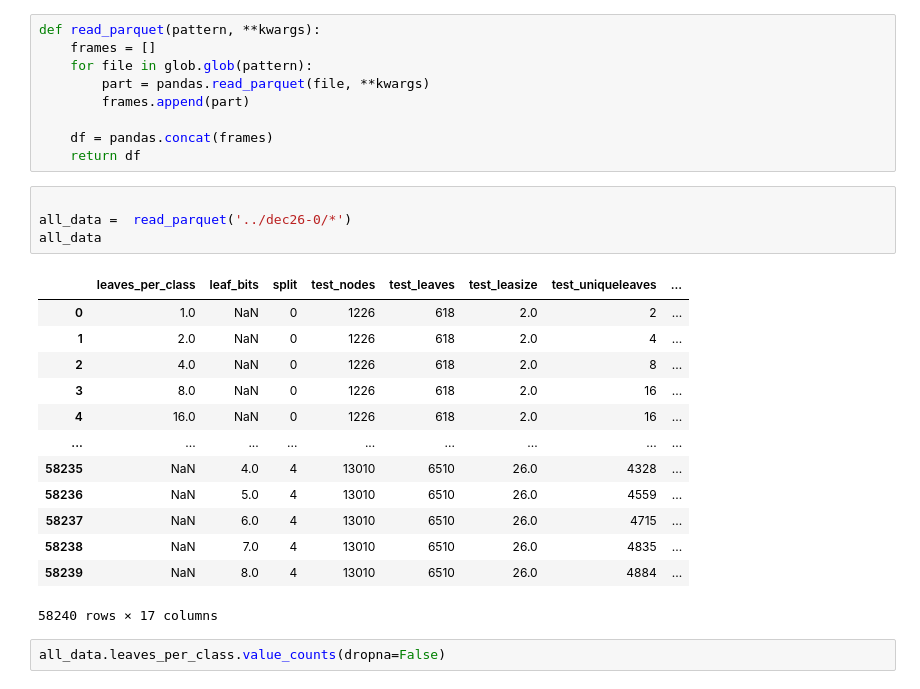
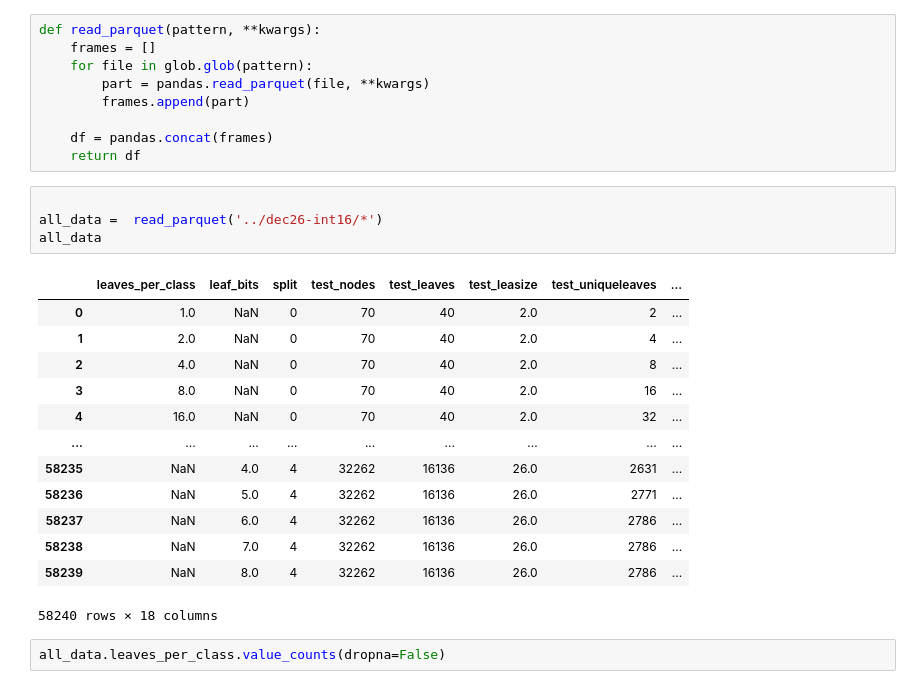
Before and after one commit to jonnor/leaf-clustering, a Jupyter notebook: notebooks/HyperParameters.ipynb, the cells around one changed output. Drawn from its saved outputs; the diff is of its cells as text.

```diff
--- a/notebooks/HyperParameters.ipynb
+++ b/notebooks/HyperParameters.ipynb
@@ -25,22 +25,22 @@ def read_parquet(pattern, **kwargs):
     return df
 # %%
 
-all_data =  read_parquet('../dec26-0/*')
+all_data =  read_parquet('../dec26-int16/*')
 all_data
 # %% [output]
 |  | leaves_per_class | leaf_bits | split | test_nodes | test_leaves | test_leasize | test_uniqueleaves | ... |
-| 0 | 1.0 | NaN | 0 | 1226 | 618 | 2.0 | 2 | ... |
-| 1 | 2.0 | NaN | 0 | 1226 | 618 | 2.0 | 4 | ... |
-| 2 | 4.0 | NaN | 0 | 1226 | 618 | 2.0 | 8 | ... |
-| 3 | 8.0 | NaN | 0 | 1226 | 618 | 2.0 | 16 | ... |
-| 4 | 16.0 | NaN | 0 | 1226 | 618 | 2.0 | 16 | ... |
+| 0 | 1.0 | NaN | 0 | 70 | 40 | 2.0 | 2 | ... |
+| 1 | 2.0 | NaN | 0 | 70 | 40 | 2.0 | 4 | ... |
+| 2 | 4.0 | NaN | 0 | 70 | 40 | 2.0 | 8 | ... |
+| 3 | 8.0 | NaN | 0 | 70 | 40 | 2.0 | 16 | ... |
+| 4 | 16.0 | NaN | 0 | 70 | 40 | 2.0 | 32 | ... |
 | ... | ... | ... | ... | ... | ... | ... | ... | ... |
-| 58235 | NaN | 4.0 | 4 | 13010 | 6510 | 26.0 | 4328 | ... |
-| 58236 | NaN | 5.0 | 4 | 13010 | 6510 | 26.0 | 4559 | ... |
-| 58237 | NaN | 6.0 | 4 | 13010 | 6510 | 26.0 | 4715 | ... |
-| 58238 | NaN | 7.0 | 4 | 13010 | 6510 | 26.0 | 4835 | ... |
-| 58239 | NaN | 8.0 | 4 | 13010 | 6510 | 26.0 | 4884 | ... |
+| 58235 | NaN | 4.0 | 4 | 32262 | 16136 | 26.0 | 2631 | ... |
+| 58236 | NaN | 5.0 | 4 | 32262 | 16136 | 26.0 | 2771 | ... |
+| 58237 | NaN | 6.0 | 4 | 32262 | 16136 | 26.0 | 2786 | ... |
+| 58238 | NaN | 7.0 | 4 | 32262 | 16136 | 26.0 | 2786 | ... |
+| 58239 | NaN | 8.0 | 4 | 32262 | 16136 | 26.0 | 2786 | ... |
-58240 rows × 17 columns
+58240 rows × 18 columns
 # %%
 all_data.leaves_per_class.value_counts(dropna=False)
 # %% [output]
```
Also changed, not shown: parts of 21 cells of this notebook, 1 other file.
